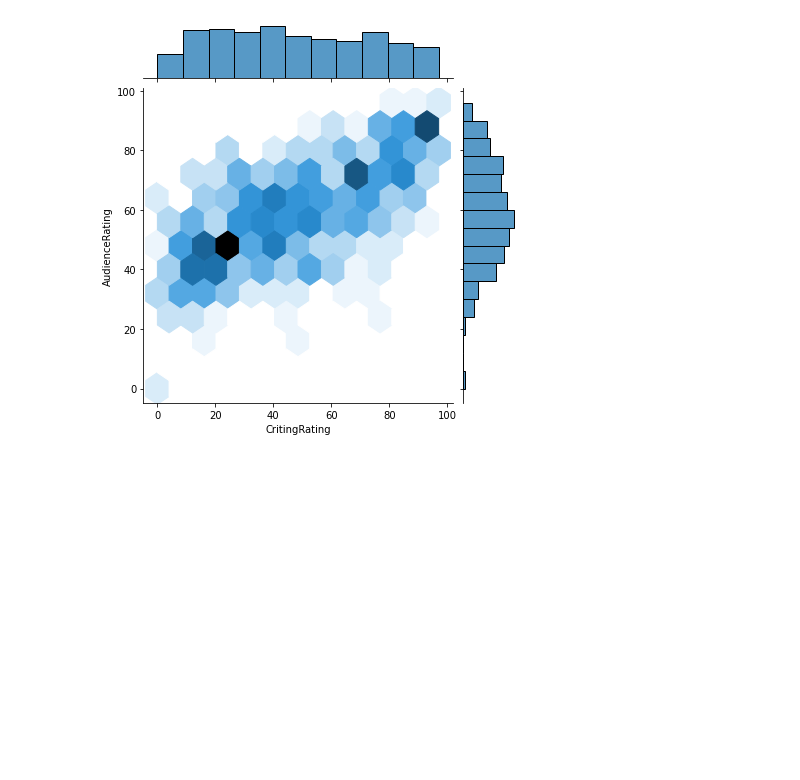
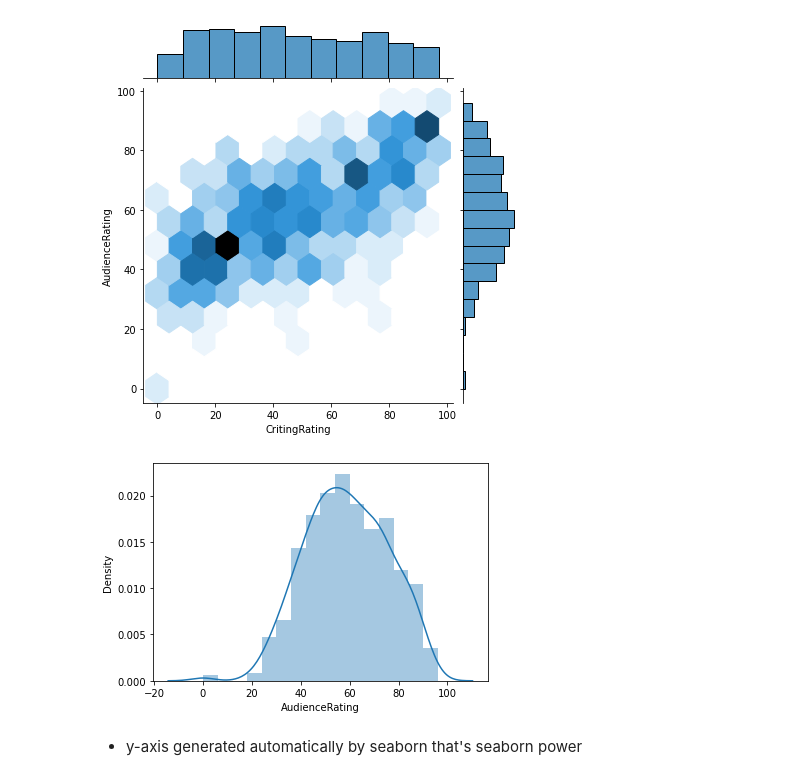
Before and after one commit to 07vikash/Movie-Rating-analysis, a Jupyter notebook: Movie-rating-analysis.ipynb, the cells around one changed output. Cells and saved outputs as stored; diff of their text form; code cells hidden in the pictures; blank space fills up the shorter version.

Commit message:
Histogram plot using seaborn

```diff
--- a/Movie-rating-analysis.ipynb
+++ b/Movie-rating-analysis.ipynb
@@ -258,3 +258,9 @@ vis2 = sns.jointplot(data =movieData, x= 'CritingRating', y = 'AudienceRating',
 vis3 = sns.jointplot(data =movieData, x='CritingRating', y='AudienceRating', kind='hex')
 # %% [output]
 [figure]
+# %%
+hist1 = sns.distplot(movieData.AudienceRating,)
+# %% [output]
+[figure, added]
+# %% [markdown]
+* y-axis generated automatically by seaborn that's seaborn power
```
Also changed, not shown: parts of 2 cells of this notebook.
